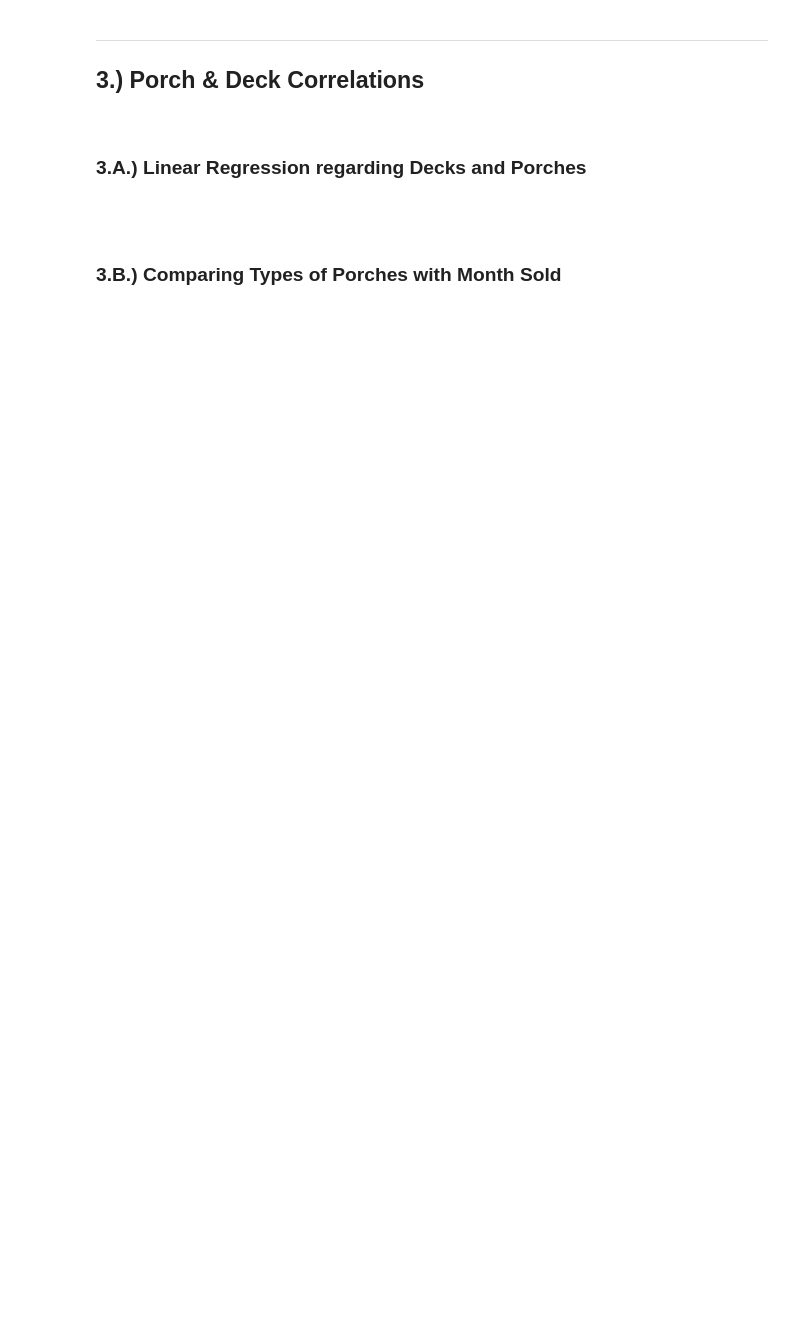
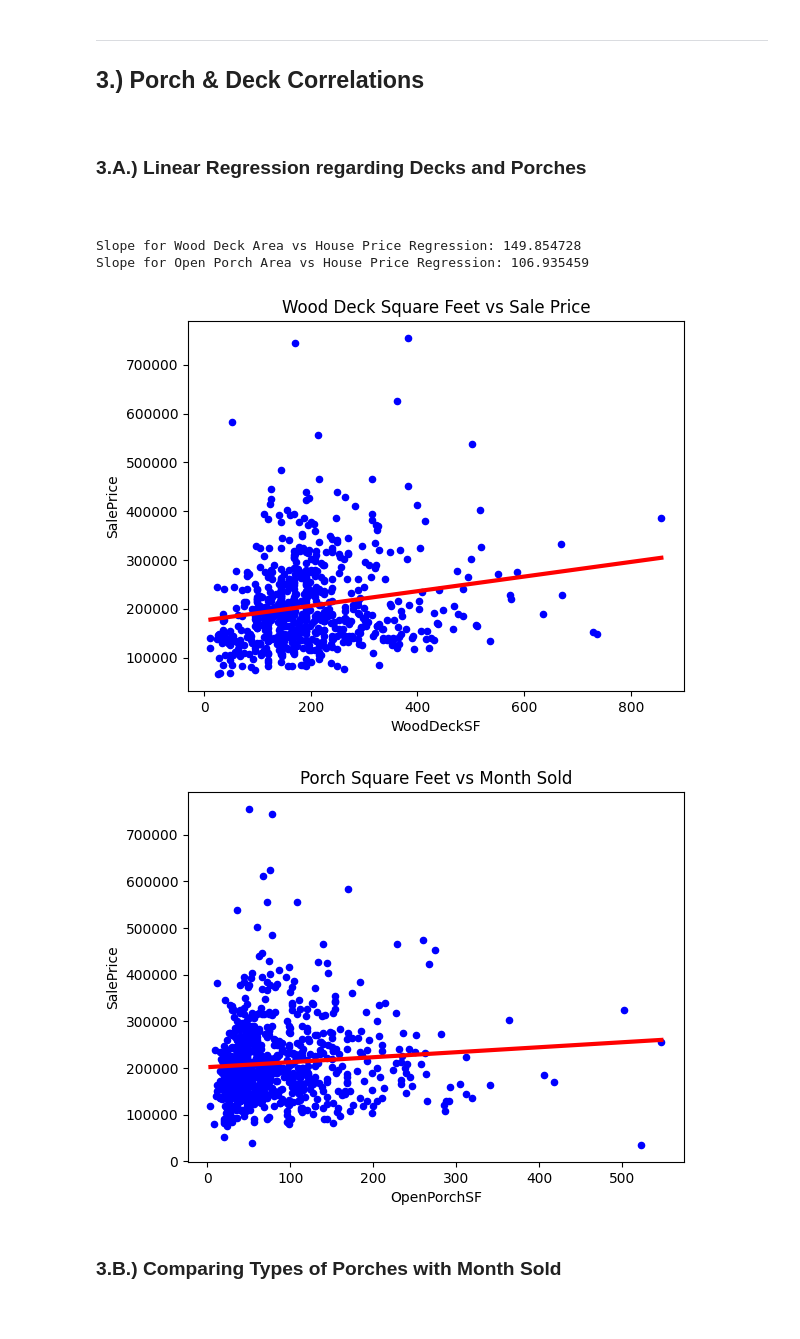
Before and after one commit to ebloom14/CMSC320_Final, a Jupyter notebook: FormattedFinal.ipynb, the cells around one changed output. Cells and saved outputs as stored; diff of their text form; code cells hidden in the pictures; blank space fills up the shorter version.

```diff
--- a/FormattedFinal.ipynb
+++ b/FormattedFinal.ipynb
@@ -61,4 +61,4 @@ house_df.head()
 </ul>
 # %%
 #Edit months sold to calendar words not numbers (new column)
-house_df.drop(columns = ["LandContour","Utilities","Street","Alley","LandSlope","MasVnrType","Condition2","Heating","Electrical","MasVnrArea","RoofMatl","BsmtFinSF2","BsmtCond","ExterCond","Foundation","GarageFinish","LowQualFinSF","Functional","YearBuilt","YearRemodAdd","ExterQual","MSSubClass","MSZoning","LotConfig","LotFrontage","LotArea","LotShape","MiscFeature","MiscVal","BldgType","HouseStyle","Neighborhood","Id","Condition1","OverallQual","OverallCond","RoofStyle","Exterior1st","Exterior2nd","BsmtQual","BsmtExposure","BsmtFinType1","BsmtFinSF1","BsmtFinType2","BsmtUnfSF","TotalBsmtSF","1stFlrSF","2ndFlrSF","GrLivArea","BsmtHalfBath","BsmtFullBath","BedroomAbvGr","KitchenAbvGr","KitchenQual","TotRmsAbvGrd","GarageYrBlt","GarageCars","FullBath","HalfBath","GarageCond","Fence","SaleType","SaleCondition","PavedDrive","GarageArea","GarageQual","PoolArea","PoolQC"])
+house_df = house_df.drop(columns = ["LandContour","Utilities","Street","Alley","LandSlope","MasVnrType","Condition2","Heating","Electrical","MasVnrArea","RoofMatl","BsmtFinSF2","BsmtCond","ExterCond","Foundation","GarageFinish","LowQualFinSF","Functional","YearBuilt","YearRemodAdd","ExterQual","MSSubClass","MSZoning","LotConfig","LotFrontage","LotArea","LotShape","MiscFeature","MiscVal","BldgType","HouseStyle","Neighborhood","Id","Condition1","OverallQual","OverallCond","RoofStyle","Exterior1st","Exterior2nd","BsmtQual","BsmtExposure","BsmtFinType1","BsmtFinSF1","BsmtFinType2","BsmtUnfSF","TotalBsmtSF","1stFlrSF","2ndFlrSF","GrLivArea","BsmtHalfBath","BsmtFullBath","BedroomAbvGr","KitchenAbvGr","KitchenQual","TotRmsAbvGrd","GarageYrBlt","GarageCars","FullBath","HalfBath","GarageCond","Fence","SaleType","SaleCondition","PavedDrive","GarageArea","GarageQual","PoolArea","PoolQC"])
@@ -85,30 +90,42 @@ house_df.drop(columns = ["LandContour","Utilities","Street","Alley","LandSlope",
 # %%
 import matplotlib.pyplot as plt
 import numpy as np
 from sklearn.linear_model import LinearRegression
 
-X_wood = house_df['WoodDeckSF'].values.reshape(-1,1)
-X_porch = house_df['OpenPorchSF'].values.reshape(-1,1)
-Y = house_df['SalePrice'].values
+wood = house_df.query('WoodDeckSF != 0')
+porch = house_df.query('OpenPorchSF != 0')
+
+X_wood = wood['WoodDeckSF'].values.reshape(-1,1)
+X_porch = porch['OpenPorchSF'].values.reshape(-1,1)
+Y_w = wood['SalePrice'].values
+Y_p = porch['SalePrice'].values
 
 reg = LinearRegression()
 reg2 = LinearRegression()
 
 prediction_wood = np.linspace(min(X_wood), max(X_wood)).reshape(-1, 1)
 prediction_porch = np.linspace(min(X_porch), max(X_porch)).reshape(-1, 1)
 
-reg.fit(X_wood, Y)
-reg2.fit(X_porch, Y)
+reg.fit(X_wood, Y_w)
+reg2.fit(X_porch, Y_p)
 
 wood_pred = reg.predict(prediction_wood)
 porch_pred = reg2.predict(prediction_porch)
+print('Slope for Wood Deck Area vs House Price Regression: %f'%reg.coef_[0])
+print('Slope for Open Porch Area vs House Price Regression: %f'%reg2.coef_[0])
 
-house_df.plot.scatter('WoodDeckSF','SalePrice', c= 'b')
+wood.plot.scatter('WoodDeckSF','SalePrice', c= 'b')
 plt.plot(prediction_wood, wood_pred, color='red', linewidth=3)
-house_df.plot.scatter('OpenPorchSF','SalePrice', c= 'b')
+plt.title("Wood Deck Square Feet vs Sale Price")
+porch.plot.scatter('OpenPorchSF','SalePrice', c= 'b')
 plt.plot(prediction_porch, porch_pred, color='red', linewidth=3)
 plt.title("Porch Square Feet vs Month Sold")
 plt.show()
+# %% [output]
+Slope for Wood Deck Area vs House Price Regression: 149.854728
+Slope for Open Porch Area vs House Price Regression: 106.935459
+[figure, added]
+[figure, added]
 # %% [markdown]
 ## <h3>3.B.) Comparing Types of Porches with Month Sold</h3>
 <br>
```
Also changed, not shown: parts of 10 cells of this notebook.
